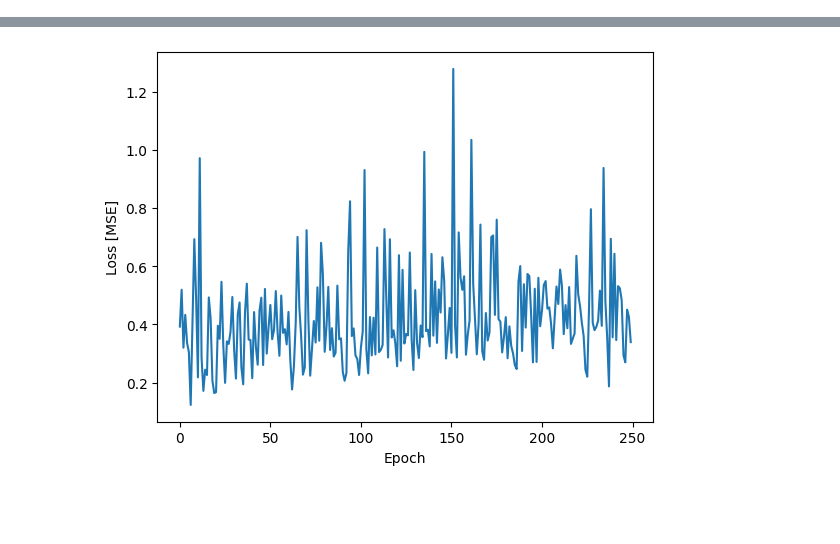
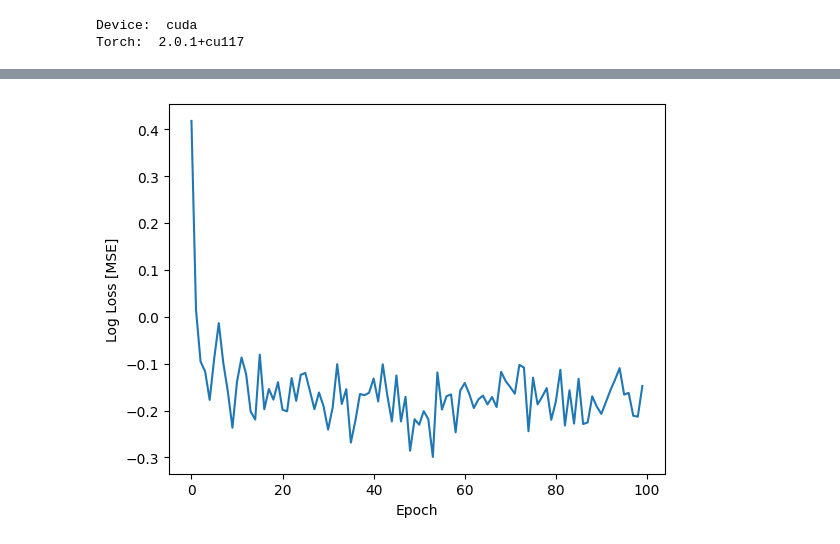
Before and after one commit to Liamdev631/gridworld_rl, a Jupyter notebook: train_DeepQ.ipynb, the cells around one changed output, grey strips where cells are left out. Drawn from its saved outputs; the diff is of its cells as text; code cells hidden in the pictures; blank space fills up the shorter version.

```diff
--- a/train_DeepQ.ipynb
+++ b/train_DeepQ.ipynb
@@ -123,3 +1,72 @@ Torch:  2.0.1+cu117
+# %%
+import numpy as np
+import torch
+import torch.nn as nn
+from tqdm.notebook import tqdm
+import matplotlib.pyplot as plt
+
+from gridworld.simulation import simulate_episode
+from gridworld.agent import Agent
+from gridworld.world import LoggerTrainingWorld
+from gridworld.exploration import TrueRandom, ExplorationMethod, EpsilonGreedy
+
+from models.ann import DeepQNet
+from models.utils import ReplayMemory
+
+device = torch.device("cuda" if torch.cuda.is_available() else "cpu")
+print('Device: ', device)
+print('Torch: ', torch.__version__)
+
+load_model_name = None#'policy_2023-07-18_13-15.pth'
+
+NUM_EPOCHS: int = 20
+EPISODE_DURATION: int = 128
+NUM_EPISODES_PER_EPOCH: int = 256
+BATCH_SIZE: int = 32
+
+DISCOUNT_FACTOR = 0.9
+LEARNING_RATE = 1e-4
+RANDOM_EXPLORATION_DECAY = 0.99
+MAX_EXPLORE_PROBABILITY = 1.0
+MIN_EXPLORE_PROBABILITY = 0.1
+WEIGHT_DECAY = 1e-4
+
+agent = Agent()
+world = LoggerTrainingWorld()
+policy = DeepQNet()
+exploration_method = TrueRandom(device)
+
+# Load models
+if not load_model_name is None:
+    policy.load_state_dict(torch.load(load_model_name))
+policy = policy.to(device)
+
+loss_fn = nn.MSELoss()
+optimizer = torch.optim.Adam(policy.parameters(), lr=LEARNING_RATE, weight_decay=WEIGHT_DECAY)
+#torch.compile(policy) # Not supported in python 3.11
+
+loss_history = []
+for epoch in tqdm(range(NUM_EPOCHS), desc="Epochs"):
+    memories = ReplayMemory(device)
+    running_loss = 0.0
+    for episode in range(NUM_EPISODES_PER_EPOCH):
+        world = LoggerTrainingWorld()
+        observations, actions, rewards, duration = simulate_episode(agent, world, policy, exploration_method, device, EPISODE_DURATION)
+        memories.add_experience(observations, actions, rewards, discount_factor=DISCOUNT_FACTOR)
+
+    episode_batches = memories.get_all_batches(BATCH_SIZE)
+    for batch_data in episode_batches:
+        optimizer.zero_grad()
+        predicted_rewards = policy(batch_data.observations, batch_data.actions)
+        loss = loss_fn(predicted_rewards, batch_data.rewards)
+        loss.backward()
+        optimizer.step()
+        running_loss += loss.item()
+    num_batches = len(memories.observations) // BATCH_SIZE
+    loss_history.append(running_loss / num_batches)
+# %% [output]
+Device:  cuda
+Torch:  2.0.1+cu117
 # %%
 import datetime
 timestamp = datetime.datetime.now().strftime("%Y-%m-%d_%H-%M")
@@ -128,8 +75,8 @@ torch.save(policy.state_dict(), filename)
 # %%
 import matplotlib.pyplot as plt
 fig = plt.figure()
-plt.plot(loss_history)
+plt.plot(torch.log(torch.tensor(loss_history)))
 plt.xlabel('Epoch')
-plt.ylabel('Loss [MSE]')
+plt.ylabel('Log Loss [MSE]')
 print('Final loss:', loss_history[-1])
 # %% [output]
@@ -137 +84 @@ Final loss: 0.3391216513700783
-[figure, old version]
+[figure, new version]
```
Also changed, not shown: parts of 3 cells of this notebook, 7 other files.
